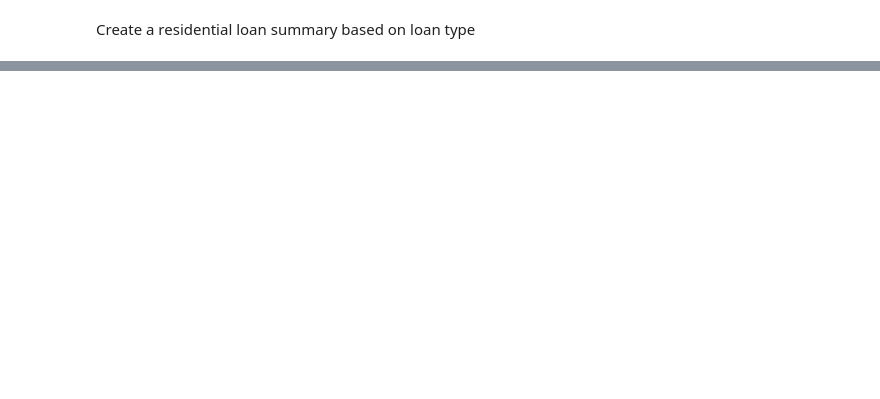
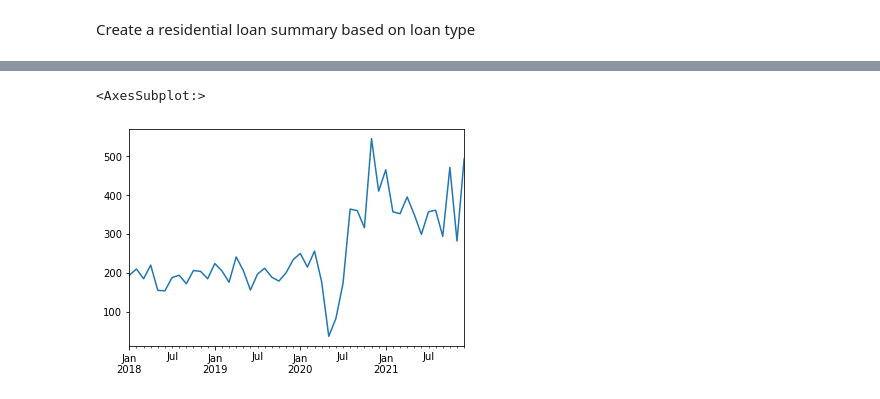
Before and after one commit to jlixander/GJGNY_Analysis, a Jupyter notebook: GJGNY_Analysis.ipynb, the cells around one changed output, grey strips where cells are left out. Saved outputs shown, nothing was run; the diff lists cells and outputs as text; code cells hidden in the pictures; blank space fills up the shorter version.

```diff
--- a/GJGNY_Analysis.ipynb
+++ b/GJGNY_Analysis.ipynb
@@ -76,0 +92,12 @@ Timestamp('2018-12-30 00:00:00')
+# %%
+#Plot all loans over the last 3 years
+
+(df.loc[df['SETUP DATE'].dt.year.between(2018, 2021), 'SETUP DATE']
+         .dt.to_period('M')
+         .value_counts()
+         .sort_index()
+         .plot(kind="line")
+)
+# %% [output]
+<AxesSubplot:>
+[figure, added]
```
Also changed, not shown: parts of 13 cells of this notebook.
